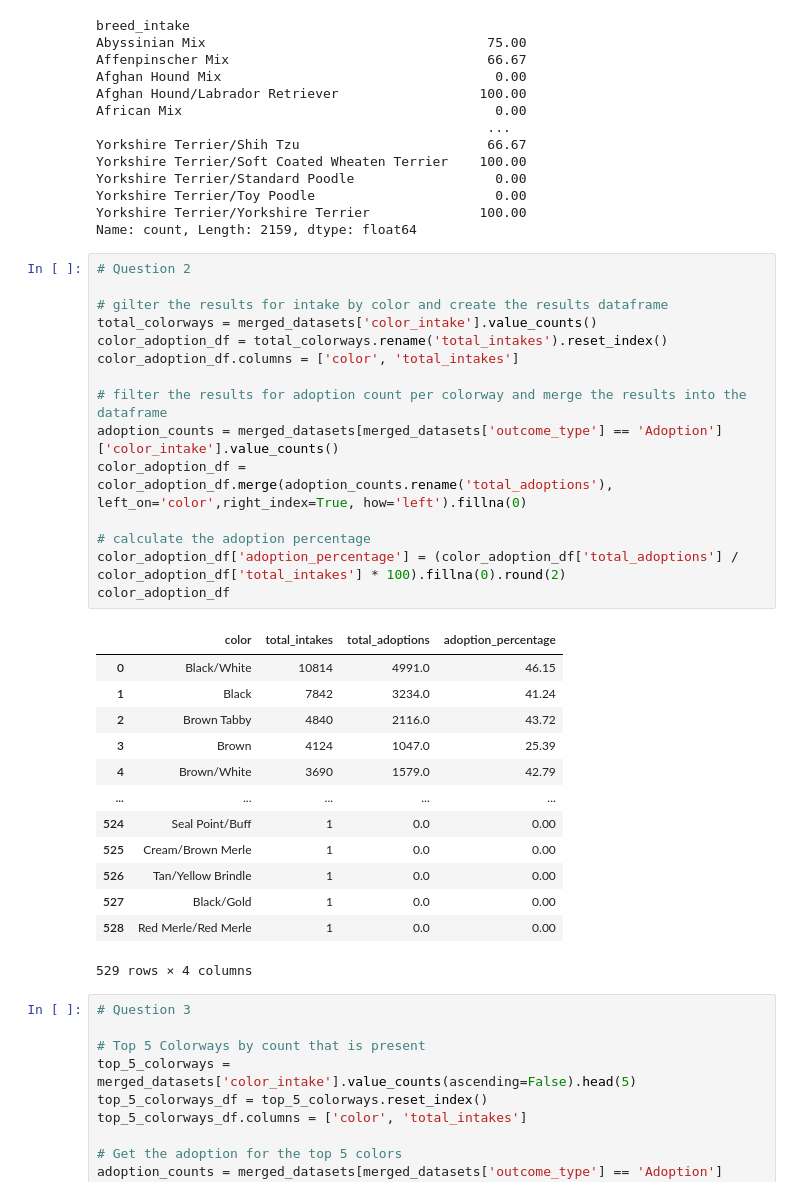
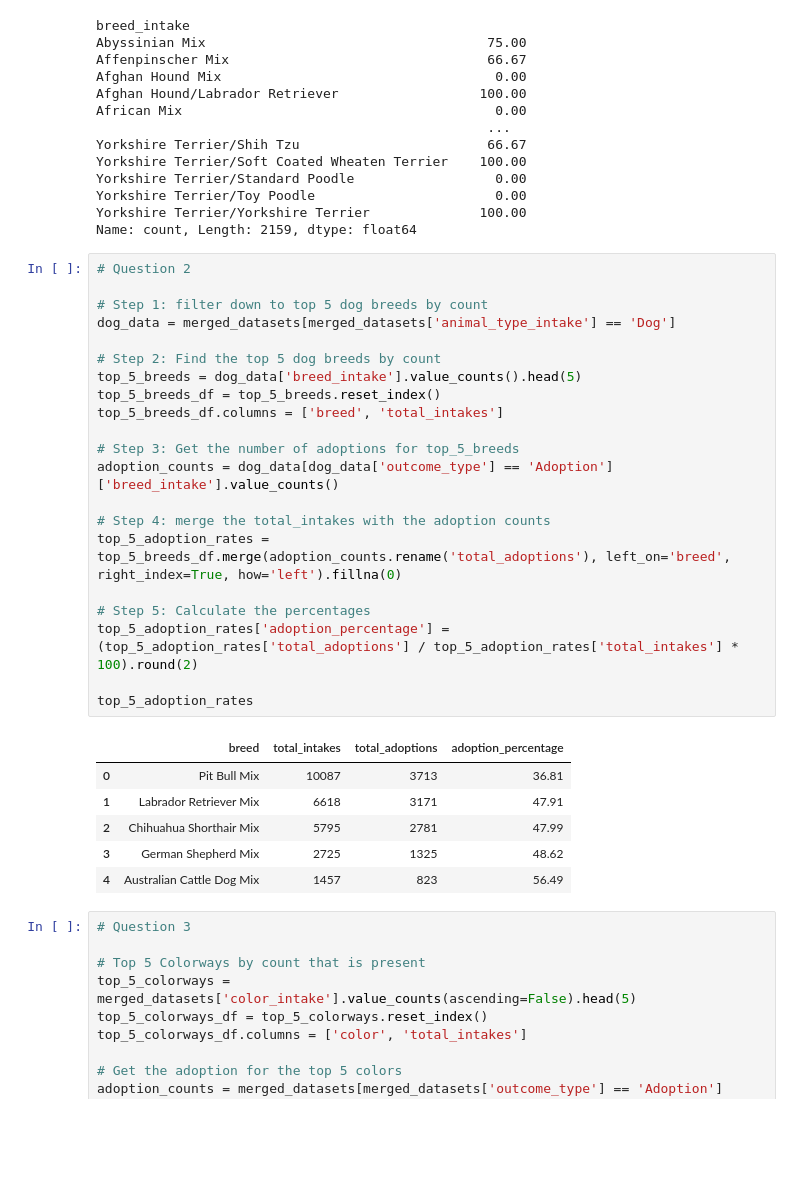
Before and after one commit to TypeErrorDev/DA-5-Pet-Shelter, a Jupyter notebook: Pet Shelter Analysis.ipynb, the cells around one changed output. Drawn from its saved outputs; the diff is of its cells as text; blank space fills up the shorter version.

```diff
--- a/Pet Shelter Analysis.ipynb
+++ b/Pet Shelter Analysis.ipynb
@@ -261,32 +267,31 @@ Name: count, Length: 2159, dtype: float64
 # %%
 # Question 2
 
-# gilter the results for intake by color and create the results dataframe
-total_colorways = merged_datasets['color_intake'].value_counts()
-color_adoption_df = total_colorways.rename('total_intakes').reset_index()
-color_adoption_df.columns = ['color', 'total_intakes']
+# Step 1: filter down to top 5 dog breeds by count
+dog_data = merged_datasets[merged_datasets['animal_type_intake'] == 'Dog']
 
-# filter the results for adoption count per colorway and merge the results into the dataframe
-adoption_counts = merged_datasets[merged_datasets['outcome_type'] == 'Adoption']['color_intake'].value_counts()
-color_adoption_df = color_adoption_df.merge(adoption_counts.rename('total_adoptions'), left_on='color',right_index=True, how='left').fillna(0)
+# Step 2: Find the top 5 dog breeds by count
+top_5_breeds = dog_data['breed_intake'].value_counts().head(5)
+top_5_breeds_df = top_5_breeds.reset_index()
+top_5_breeds_df.columns = ['breed', 'total_intakes']
 
-# calculate the adoption percentage
-color_adoption_df['adoption_percentage'] = (color_adoption_df['total_adoptions'] / color_adoption_df['total_intakes'] * 100).fillna(0).round(2)
-color_adoption_df
+# Step 3: Get the number of adoptions for top_5_breeds
+adoption_counts = dog_data[dog_data['outcome_type'] == 'Adoption']['breed_intake'].value_counts()
+
+# Step 4: merge the total_intakes with the adoption counts
+top_5_adoption_rates = top_5_breeds_df.merge(adoption_counts.rename('total_adoptions'), left_on='breed', right_index=True, how='left').fillna(0)
+
+# Step 5: Calculate the percentages
+top_5_adoption_rates['adoption_percentage'] = (top_5_adoption_rates['total_adoptions'] / top_5_adoption_rates['total_intakes'] * 100).round(2)
+
+top_5_adoption_rates
 # %% [output]
-|  | color | total_intakes | total_adoptions | adoption_percentage |
-| 0 | Black/White | 10814 | 4991.0 | 46.15 |
-| 1 | Black | 7842 | 3234.0 | 41.24 |
-| 2 | Brown Tabby | 4840 | 2116.0 | 43.72 |
-| 3 | Brown | 4124 | 1047.0 | 25.39 |
-| 4 | Brown/White | 3690 | 1579.0 | 42.79 |
-| ... | ... | ... | ... | ... |
-| 524 | Seal Point/Buff | 1 | 0.0 | 0.00 |
-| 525 | Cream/Brown Merle | 1 | 0.0 | 0.00 |
-| 526 | Tan/Yellow Brindle | 1 | 0.0 | 0.00 |
-| 527 | Black/Gold | 1 | 0.0 | 0.00 |
-| 528 | Red Merle/Red Merle | 1 | 0.0 | 0.00 |
+|  | breed | total_intakes | total_adoptions | adoption_percentage |
+| 0 | Pit Bull Mix | 10087 | 3713 | 36.81 |
+| 1 | Labrador Retriever Mix | 6618 | 3171 | 47.91 |
+| 2 | Chihuahua Shorthair Mix | 5795 | 2781 | 47.99 |
+| 3 | German Shepherd Mix | 2725 | 1325 | 48.62 |
+| 4 | Australian Cattle Dog Mix | 1457 | 823 | 56.49 |
-529 rows × 4 columns
 # %%
 # Question 3
 
```
Also changed, not shown: parts of 8 cells of this notebook.
